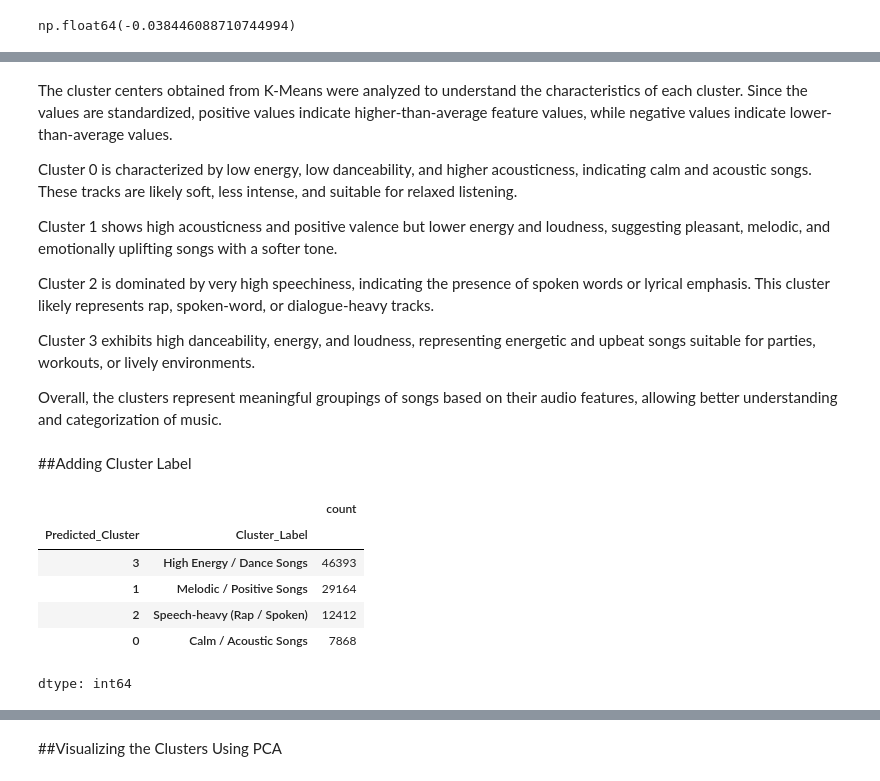
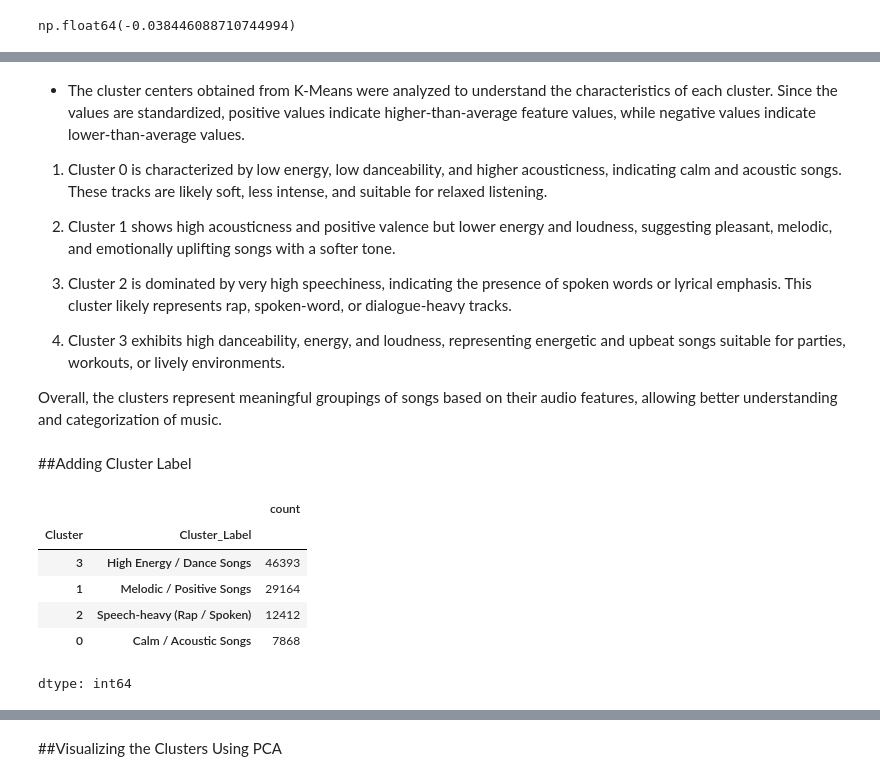
Before and after one commit to sangeethakumar-dev/amazon-music-clustering, a Jupyter notebook: notebook/Amazon_Music_Clustering.ipynb, the cells around one changed output, grey strips where cells are left out. Cells and saved outputs as stored; diff of their text form; code cells hidden in the pictures.

Commit message:
Updated clustering analysis and visualizations notebook

```diff
--- a/notebook/Amazon_Music_Clustering.ipynb
+++ b/notebook/Amazon_Music_Clustering.ipynb
@@ -299,7 +302,7 @@ kmeans.fit(X_Scaled)
 
 labels_kmeans = kmeans.labels_
 
-df['Predicted_Cluster'] = labels_kmeans
+df['Cluster'] = labels_kmeans
 
 print("KMeans clustering completed with k=4")
 # %% [output]
@@ -389,13 +392,13 @@ array([[-0.65927367, -0.5898328 , -0.84678137, -0.39727614,  0.62822017,
 # %% [markdown]
-The cluster centers obtained from K-Means were analyzed to understand the characteristics of each cluster. Since the values are standardized, positive values indicate higher-than-average feature values, while negative values indicate lower-than-average values.
+*   The cluster centers obtained from K-Means were analyzed to understand the characteristics of each cluster. Since the values are standardized, positive values indicate higher-than-average feature values, while negative values indicate lower-than-average values.
 
-Cluster 0 is characterized by low energy, low danceability, and higher acousticness, indicating calm and acoustic songs. These tracks are likely soft, less intense, and suitable for relaxed listening.
+1.  Cluster 0 is characterized by low energy, low danceability, and higher acousticness, indicating calm and acoustic songs. These tracks are likely soft, less intense, and suitable for relaxed listening.
 
-Cluster 1 shows high acousticness and positive valence but lower energy and loudness, suggesting pleasant, melodic, and emotionally uplifting songs with a softer tone.
+2.  Cluster 1 shows high acousticness and positive valence but lower energy and loudness, suggesting pleasant, melodic, and emotionally uplifting songs with a softer tone.
 
-Cluster 2 is dominated by very high speechiness, indicating the presence of spoken words or lyrical emphasis. This cluster likely represents rap, spoken-word, or dialogue-heavy tracks.
+3.  Cluster 2 is dominated by very high speechiness, indicating the presence of spoken words or lyrical emphasis. This cluster likely represents rap, spoken-word, or dialogue-heavy tracks.
 
-Cluster 3 exhibits high danceability, energy, and loudness, representing energetic and upbeat songs suitable for parties, workouts, or lively environments.
+4.  Cluster 3 exhibits high danceability, energy, and loudness, representing energetic and upbeat songs suitable for parties, workouts, or lively environments.
 
 Overall, the clusters represent meaningful groupings of songs based on their audio features, allowing better understanding and categorization of music.
 # %% [markdown]
@@ -403,20 +406,20 @@ Overall, the clusters represent meaningful groupings of songs based on their aud
 # %%
 # Create cluster label mapping
 
 cluster_names = {
     0: "Calm / Acoustic Songs",
     1: "Melodic / Positive Songs",
     2: "Speech-heavy (Rap / Spoken)",
     3: "High Energy / Dance Songs"
 }
 
 # Add new column with labels
-df['Cluster_Label'] = df['Predicted_Cluster'].map(cluster_names)
+df['Cluster_Label'] = df['Cluster'].map(cluster_names)
 
-df[['Predicted_Cluster', 'Cluster_Label']].value_counts()
+df[['Cluster', 'Cluster_Label']].value_counts()
 # %% [output]
 |  |  | count |
-| Predicted_Cluster | Cluster_Label |  |
+| Cluster | Cluster_Label |  |
 | 3 | High Energy / Dance Songs | 46393 |
 | 1 | Melodic / Positive Songs | 29164 |
 | 2 | Speech-heavy (Rap / Spoken) | 12412 |
```
Also changed, not shown: parts of 24 cells of this notebook.
